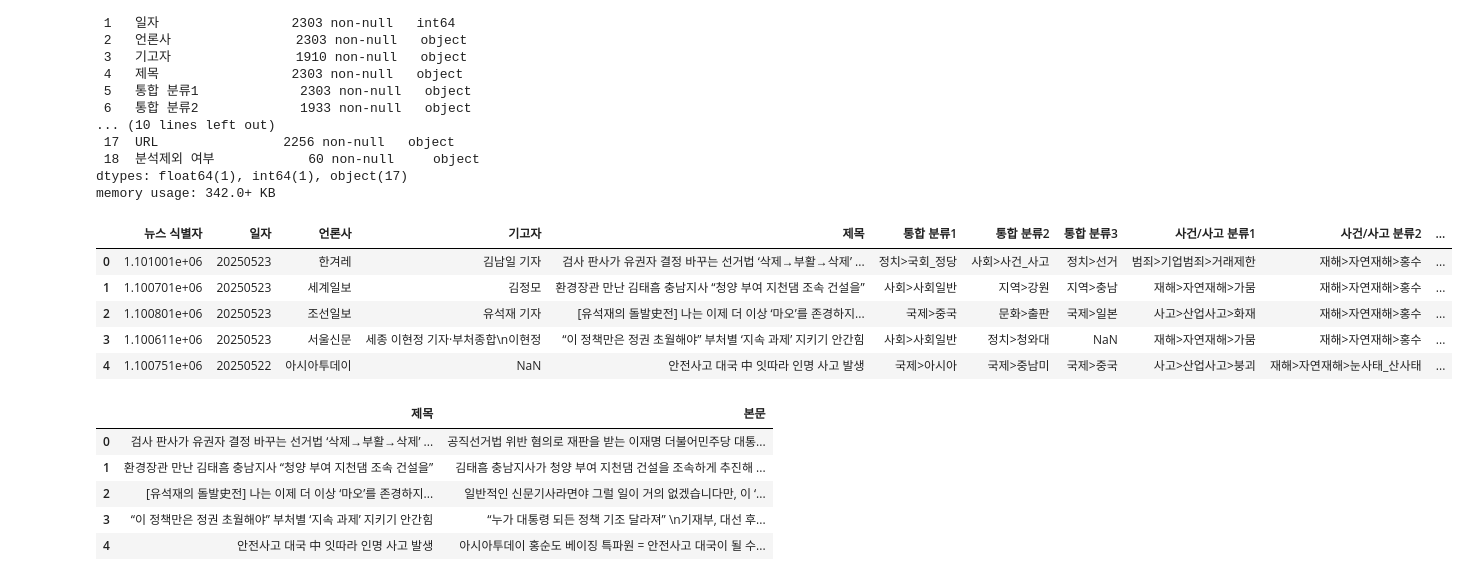
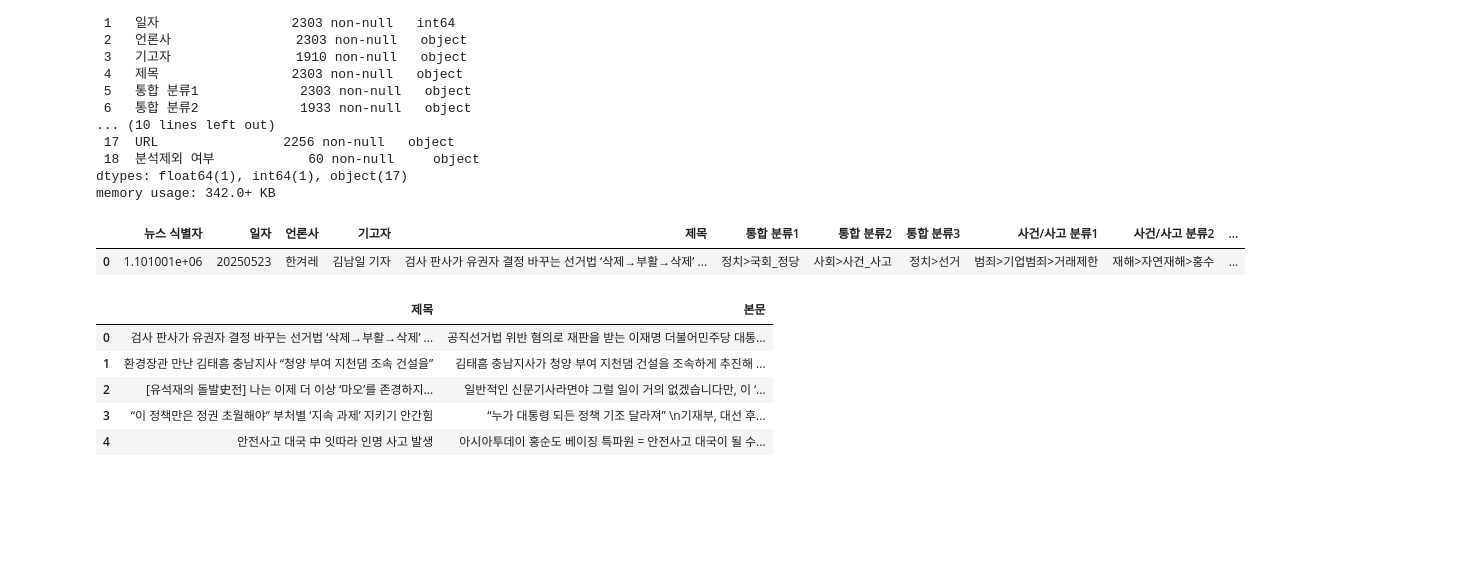
Before and after one commit to Jinhyeok33/my_SKN13, a Jupyter notebook: 11_NLP_Embedding/03_word2vec_실습.ipynb, the cells around one changed output. Drawn from its saved outputs; the diff is of its cells as text; code cells hidden in the pictures; blank space fills up the shorter version.

```diff
--- a/11_NLP_Embedding/03_word2vec_실습.ipynb
+++ b/11_NLP_Embedding/03_word2vec_실습.ipynb
@@ -417,14 +509,10 @@ Data columns (total 19 columns):
 dtypes: float64(1), int64(1), object(17)
 memory usage: 342.0+ KB
 # %%
-df.head()
+df.head(1)
 # %% [output]
 |  | 뉴스 식별자 | 일자 | 언론사 | 기고자 | 제목 | 통합 분류1 | 통합 분류2 | 통합 분류3 | 사건/사고 분류1 | 사건/사고 분류2 | ... |
 | 0 | 1.101001e+06 | 20250523 | 한겨레 | 김남일 기자 | 검사 판사가 유권자 결정 바꾸는 선거법 ‘삭제→부활→삭제’ ... | 정치>국회_정당 | 사회>사건_사고 | 정치>선거 | 범죄>기업범죄>거래제한 | 재해>자연재해>홍수 | ... |
-| 1 | 1.100701e+06 | 20250523 | 세계일보 | 김정모 | 환경장관 만난 김태흠 충남지사 “청양 부여 지천댐 조속 건설을” | 사회>사회일반 | 지역>강원 | 지역>충남 | 재해>자연재해>가뭄 | 재해>자연재해>홍수 | ... |
-| 2 | 1.100801e+06 | 20250523 | 조선일보 | 유석재 기자 | [유석재의 돌발史전] 나는 이제 더 이상 ‘마오’를 존경하지... | 국제>중국 | 문화>출판 | 국제>일본 | 사고>산업사고>화재 | 재해>자연재해>홍수 | ... |
-| 3 | 1.100611e+06 | 20250523 | 서울신문 | 세종 이현정 기자·부처종합\n이현정 | “이 정책만은 정권 초월해야” 부처별 ‘지속 과제’ 지키기 안간힘 | 사회>사회일반 | 정치>청와대 | NaN | 재해>자연재해>가뭄 | 재해>자연재해>홍수 | ... |
-| 4 | 1.100751e+06 | 20250522 | 아시아투데이 | NaN | 안전사고 대국 中 잇따라 인명 사고 발생 | 국제>아시아 | 국제>중남미 | 국제>중국 | 사고>산업사고>붕괴 | 재해>자연재해>눈사태_산사태 | ... |
 # %%
 df = df[['제목', '본문']]
 df.head()
```
Also changed, not shown: parts of 22 cells of this notebook, 22 other files.
